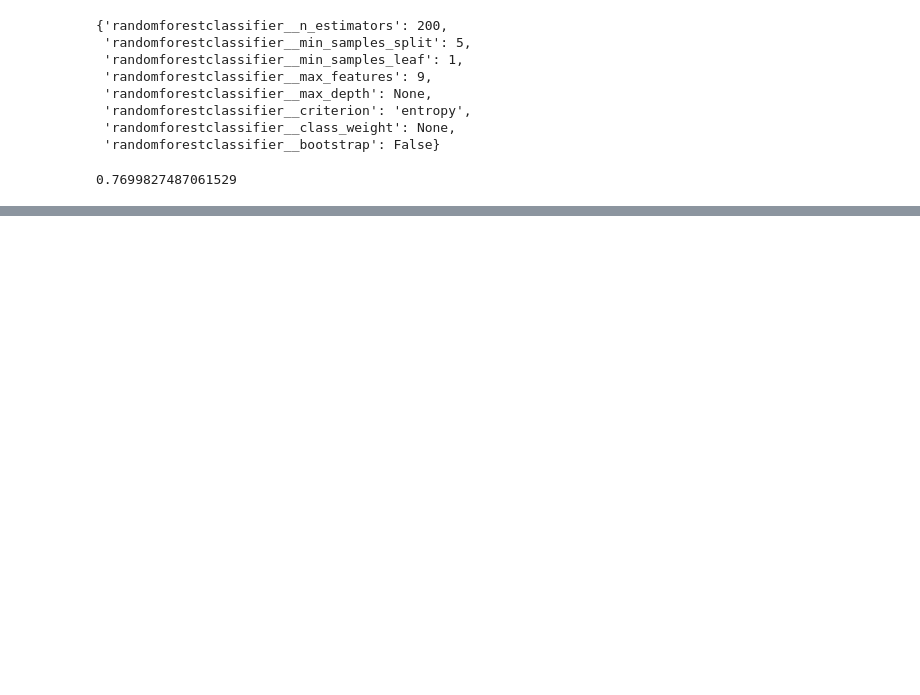
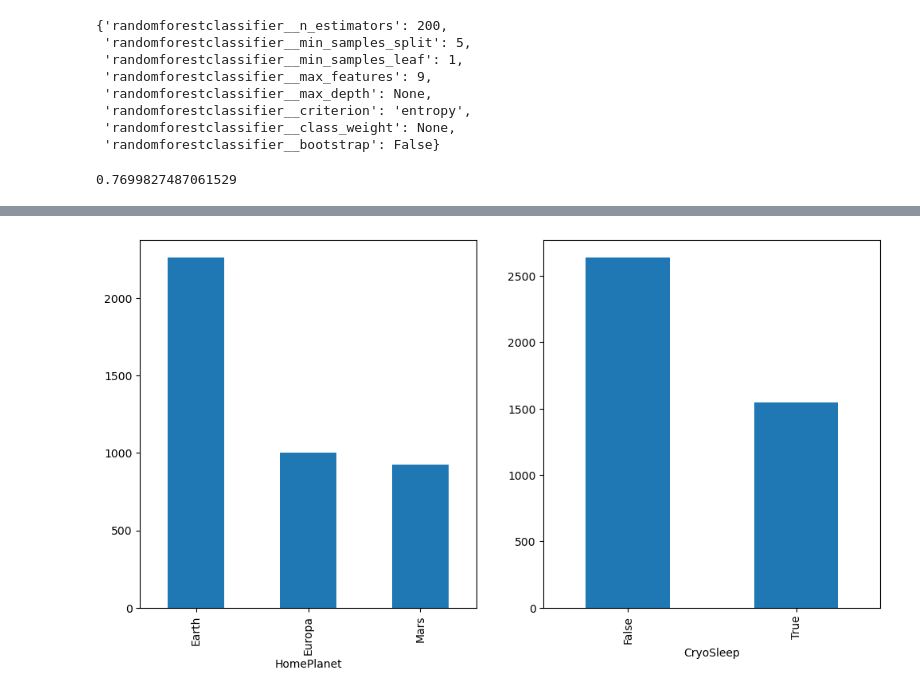
Before and after one commit to msnkr/kaggle_comps, a Jupyter notebook: Spaceship Titanic/Untitled.ipynb, the cells around one changed output, grey strips where cells are left out. Drawn from its saved outputs; the diff is of its cells as text; code cells hidden in the pictures; blank space fills up the shorter version.

```diff
--- a/Spaceship Titanic/Untitled.ipynb
+++ b/Spaceship Titanic/Untitled.ipynb
@@ -170,0 +177,5 @@ array([[684, 170],
+# %%
+# Redo the test with the train data supplies
+
+test_df = pd.read_csv("../data/Spaceship Titanic/test.csv")
+test_df.head()
@@ -170,0 +189,4 @@ array([[684, 170],
+# %%
+test_preds = clf.predict(test_df)
+test_df["Transported"] = pd.Series(test_preds)
+test_df.head()
@@ -170,0 +200,6 @@ array([[684, 170],
+# %%
+_, (ax1, ax2) = plt.subplots(nrows=1, ncols=2, figsize=(12, 6))
+test_df["HomePlanet"].value_counts().plot(kind="bar", ax=ax1)
+test_df["CryoSleep"].value_counts().plot(kind="bar", ax=ax2);
+# %% [output]
+[figure, added]
```
Also changed, not shown: parts of 8 cells of this notebook.
